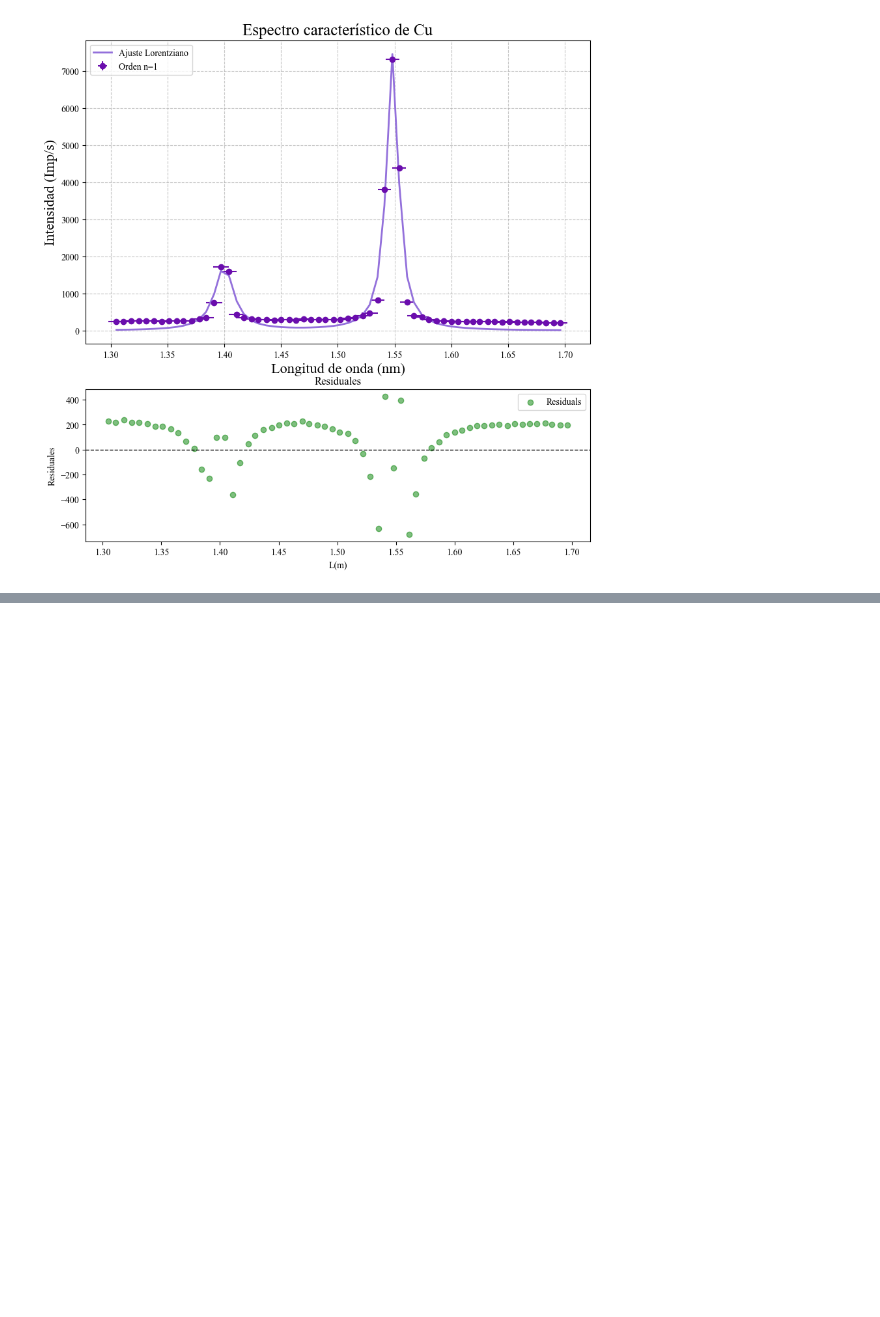
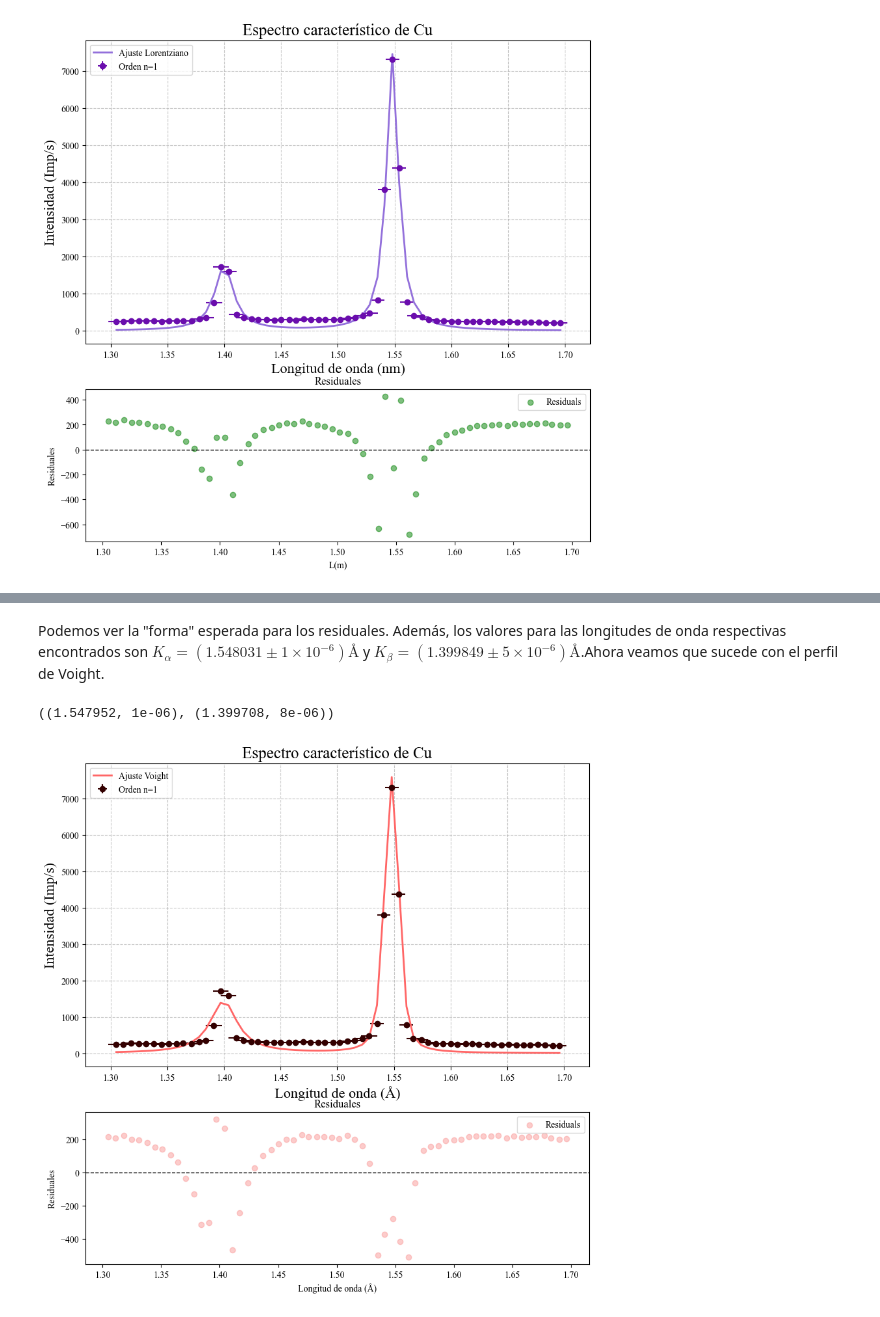
Before and after one commit to slaverdeg/Laboratorio-Intermedio-1, a Jupyter notebook: Rayos X/Bitácora 1.ipynb, the cells around one changed output, grey strips where cells are left out. Saved outputs shown, nothing was run; the diff lists cells and outputs as text; code cells hidden in the pictures; blank space fills up the shorter version.

```diff
--- a/Rayos X/Bitácora 1.ipynb
+++ b/Rayos X/Bitácora 1.ipynb
@@ -213,0 +218,45 @@ Text(0.5, 1.0, 'Residuales')
+# %% [markdown]
+Podemos ver la "forma" esperada para los residuales. Además, los valores para las longitudes de onda respectivas encontrados son $K_{\alpha}=(1.548031 \pm 1 \times 10^{-6})Å $ y $K_{\beta}=(1.399849 \pm 5 \times 10^{-6})Å $.Ahora veamos que sucede con el perfil de Voight.
+# %%
+errors_voight = np.sqrt(np.diag(inc_voight))
+
+
+A_1v,x01v, gamma1v, sigma1,A_2v,x02v, sigma2, gamma2v=param_voight
+A1_errv, x01_errv,sigma1_err, gamma1_errv, A2_errv, x02_errv,sigma2_err, gamma2_errv = errors_voight
+
+ajuste_voi1=double_voigt(lambda1,A_1v,x01v, sigma1,gamma1v,A_2v,x02v, sigma2,gamma2v)
+#Hacemos el cálculo de residuales
+
+resid_lor1=(intensidad-ajuste_voi1)/inc_int
+
+mask = (lambda1 >= 1.3) & (lambda1 <= 1.7)
+lambda1_filtered = lambda1[mask]
+intensidad_filtered = intensidad[mask]
+ajuste_voi1_filtered = ajuste_voi1[mask]
+inc_int_filtered=inc_int[mask]
+inc_lambda1_filtered=inc_lambda1[mask]
+
+fig, (ax1, ax2) = plt.subplots(2, 1, figsize=(10, 10), gridspec_kw={'height_ratios': [2, 1]})
+ax1.errorbar(lambda1_filtered, intensidad_filtered, inc_int_filtered, inc_lambda1_filtered,color='#330000', fmt='o', label='Orden n=1')
+ax1.plot(lambda1_filtered, ajuste_voi1_filtered, color='#ff6666', linewidth=2, label=f'Ajuste Voight')
+ax1.set_xlabel("Longitud de onda (Å)", fontsize=16)
+ax1.set_ylabel("Intensidad (Imp/s)", fontsize=16)
+ax1.grid(True, linestyle='--', alpha=0.7)
+ax1.legend(loc='upper left')
+ax1.set_title('Espectro característico de Cu', fontsize=18)
+
+resid_lor1_filtered=resid_lor1[mask]
+ax2.scatter(lambda1_filtered, resid_lor1_filtered, color='#fb9a99', alpha=0.5, label='Residuals')
+ax2.axhline(0, color='black', linewidth=1, linestyle='--')
+ax2.set_xlabel('Longitud de onda (Å)')
+ax2.set_ylabel('Residuales')
+ax2.legend(loc='upper right')
+ax2.set_title('Residuales')
+
+v_a1_lor=Error(x01v,x01_errv)
+v_b1_lor=Error(x02v,x02_errv)
+
+v_a1_lor, v_b1_lor
+# %% [output]
+((1.547952, 1e-06), (1.399708, 8e-06))
+[figure, added]
```
Also changed, not shown: parts of 3 cells of this notebook.
